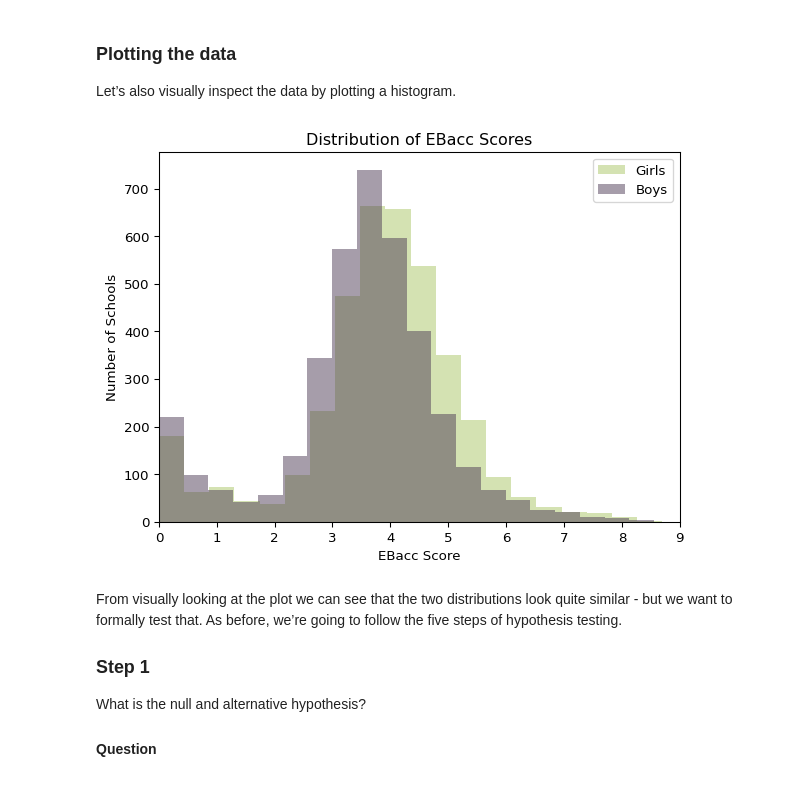
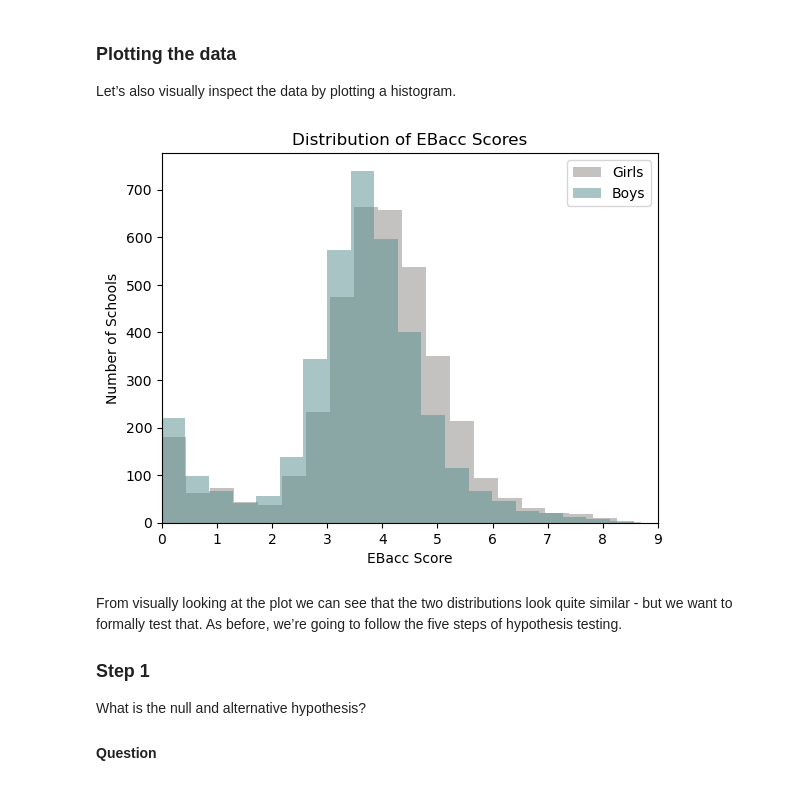
Before and after one commit to Tbtaaa/QM, a Jupyter notebook: week3/week3_practical.ipynb, the cells around one changed output. Cells and saved outputs as stored; diff of their text form; code cells hidden in the pictures.

```diff
--- a/week3/week3_practical.ipynb
+++ b/week3/week3_practical.ipynb
@@ -253,17 +319,17 @@ df[[??]].??
 
 Let’s also visually inspect the data by plotting a histogram.
 # %%
-plt.hist(df['EBACCAPS_GIRLS'], bins=20, color='#abc766', alpha=0.5, label='Girls')
-plt.hist(df['EBACCAPS_BOYS'], bins=20, color='#4e3c56', alpha=0.5, label='Boys')
+plt.hist(df['EBACCAPS_GIRLS'], bins=20, color='#8B8682', alpha=0.5, label='Girls')
+plt.hist(df['EBACCAPS_BOYS'], bins=20, color='#528B8B', alpha=0.5, label='Boys')
 plt.xlim(0,9) # the EBacc has a maximum score of 9
 plt.xlabel('EBacc Score')
 plt.ylabel('Number of Schools')
 plt.title('Distribution of EBacc Scores')
 plt.legend()
 
 plt.show()
 # %% [output]
-[figure, old version]
+[figure, new version]
 # %% [markdown]
 From visually looking at the plot we can see that the two distributions
 look quite similar - but we want to formally test that. As before, we’re
```
Also changed, not shown: parts of 13 cells of this notebook, 3 other files.
